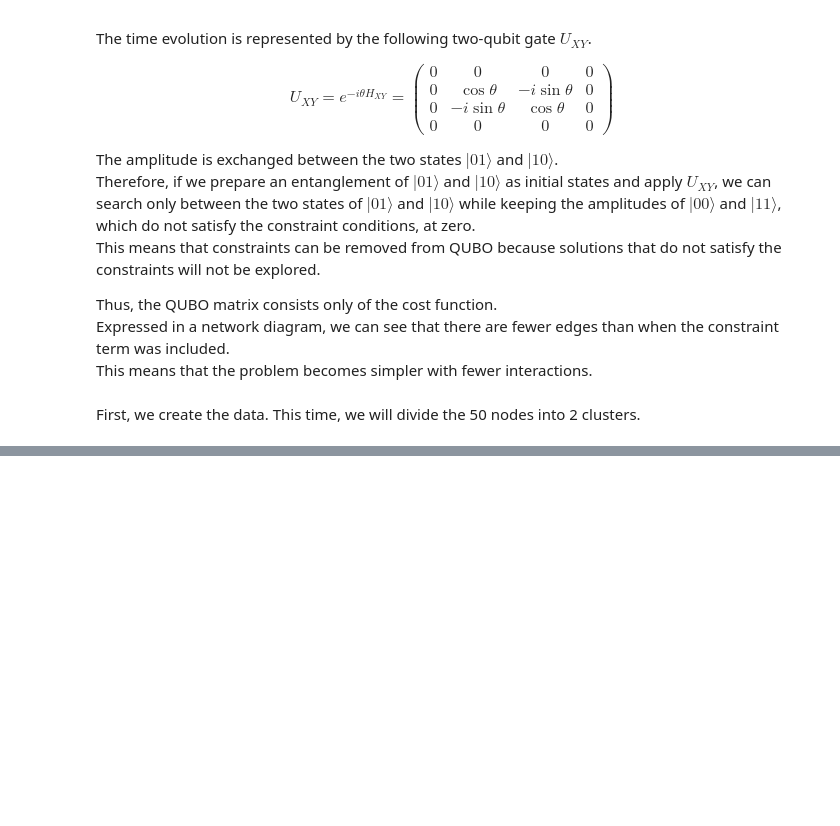
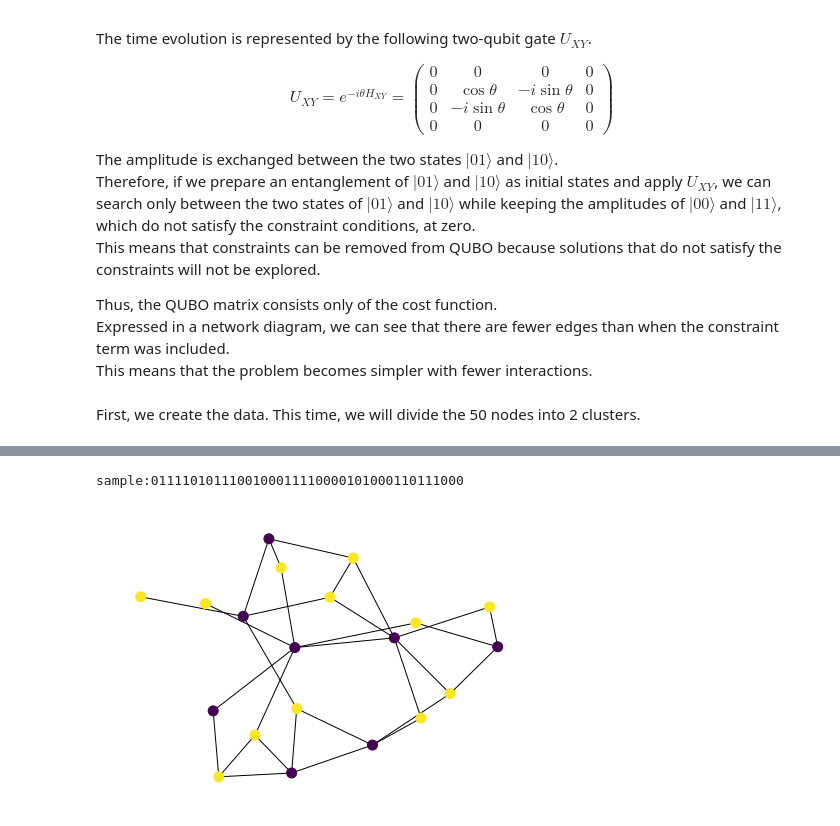
Before and after one commit to Qaqarot/qaqarot-tutorials, a Jupyter notebook: tutorial/105_clustering.ipynb, the cells around one changed output, grey strips where cells are left out. Drawn from its saved outputs; the diff is of its cells as text; code cells hidden in the pictures; blank space fills up the shorter version.

Commit message:
update clustering

```diff
--- a/tutorial/105_clustering.ipynb
+++ b/tutorial/105_clustering.ipynb
@@ -101,28 +92,20 @@ N = n * n_cluster
-# %%
-# The size of the QUBO matrix is (the number of qubits, the number of qubits).
-A = np.zeros((N, N))
-
-# Duplicate and insert as many distances matrix as there are clusters.
-for i in range(0, n-1):
-    for j in range(i+1, n):
-        for k in range(n_cluster):
-            A[i+k*n][j+k*n] = d[i][j]
 # %%
-hamiltonian = from_qubo(A)
+hamiltonian = sum(q(e[0])*q(e[1]) + q(e[0]+n)*q(e[1]+n)  for e in G.edges)
 step = 1
 
 #mixer and init state
+mixer = 0.0
+init = Circuit()
 for i in range(n):
-    if i==0:
-        mixer = 0.5*X[0]*X[n] + 0.5*Y[0]*Y[n]
-        init = Circuit().h[0].cx[0,n].x[0]
-    else:
-        mixer += 0.5*X[i]*X[i+n] + 0.5*Y[i]*Y[i+n]
-        init.h[i].cx[i,i+n].x[i]
+    mixer += 0.5*X[i]*X[i+n] + 0.5*Y[i]*Y[i+n]
+    init.h[i].cx[i,i+n].x[i]
 
 result = qaoa(hamiltonian, step, init, mixer)
 b = result.circuit.run(shots=10)
 sample = b.most_common(1)[0][0]
 print("sample:"+ str(sample))
 
 nx.draw(G, **options, node_color=[int(s) for s in list(sample[:n])])
+# %% [output]
+sample:0111101011100100011110000101000110111000
+[figure, added]
```
Also changed, not shown: parts of 4 cells of this notebook, 2 other files.
